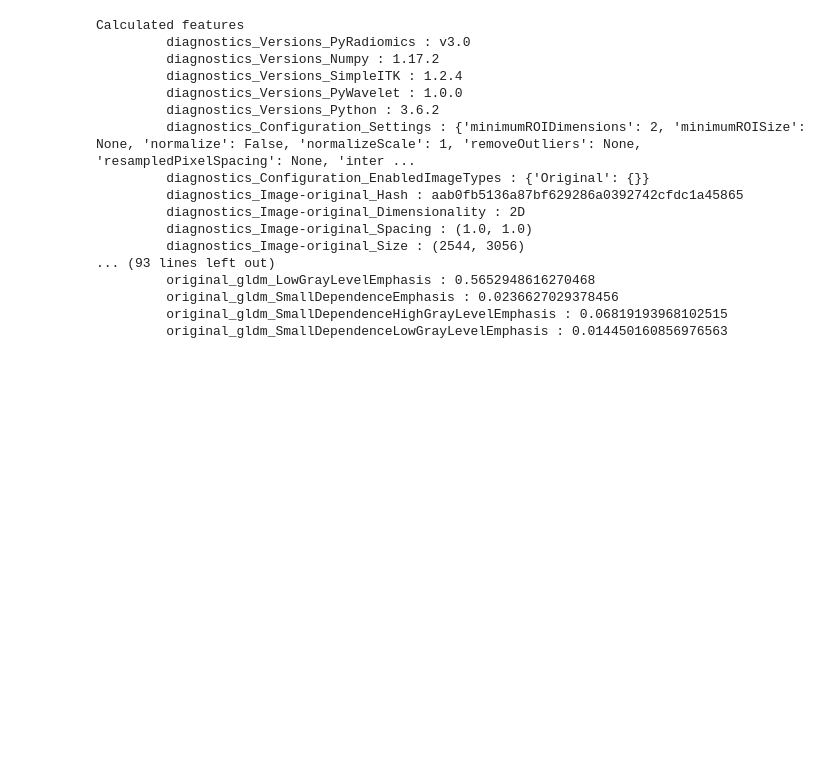
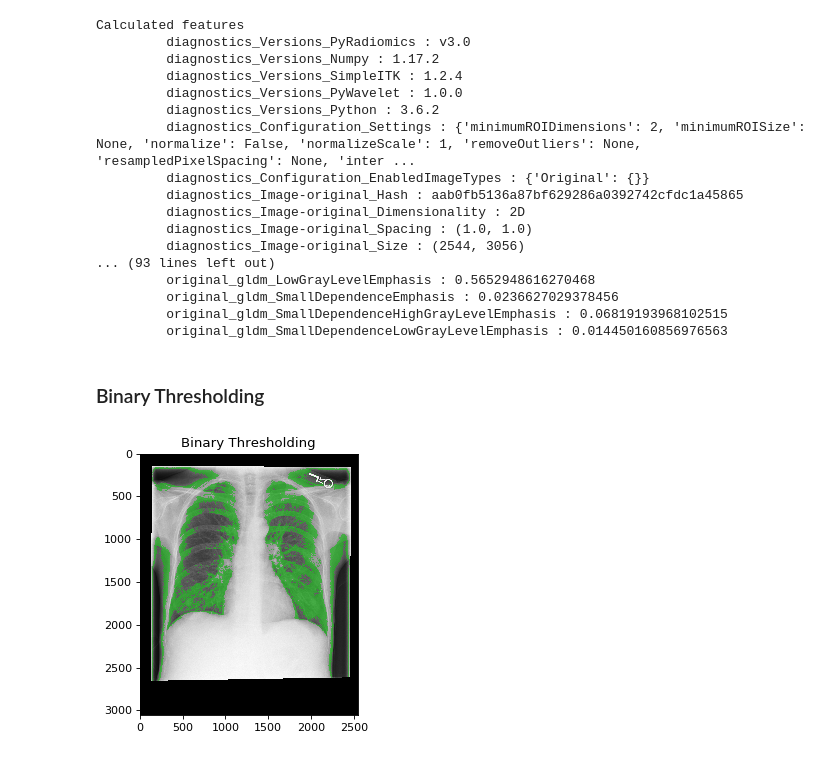
Before and after one commit to bngo97/Radiomics, a Jupyter notebook: Radiomics.ipynb, the cells around one changed output. Drawn from its saved outputs; the diff is of its cells as text; code cells hidden in the pictures; blank space fills up the shorter version.

Commit message:
add more thresholding methods

```diff
--- a/Radiomics.ipynb
+++ b/Radiomics.ipynb
@@ -58,3 +59,10 @@ Calculated features
          original_gldm_SmallDependenceEmphasis : 0.0236627029378456
          original_gldm_SmallDependenceHighGrayLevelEmphasis : 0.06819193968102515
          original_gldm_SmallDependenceLowGrayLevelEmphasis : 0.014450160856976563
+# %% [markdown]
+### Binary Thresholding
+# %%
+seg_binary = sitk.BinaryThreshold(img_255, lowerThreshold=100, upperThreshold=400, insideValue=1, outsideValue=0)
+myshow(sitk.LabelOverlay(img_255, seg_binary), "Binary Thresholding")
+# %% [output]
+[figure, added]
```
Also changed, not shown: parts of 5 cells of this notebook.
